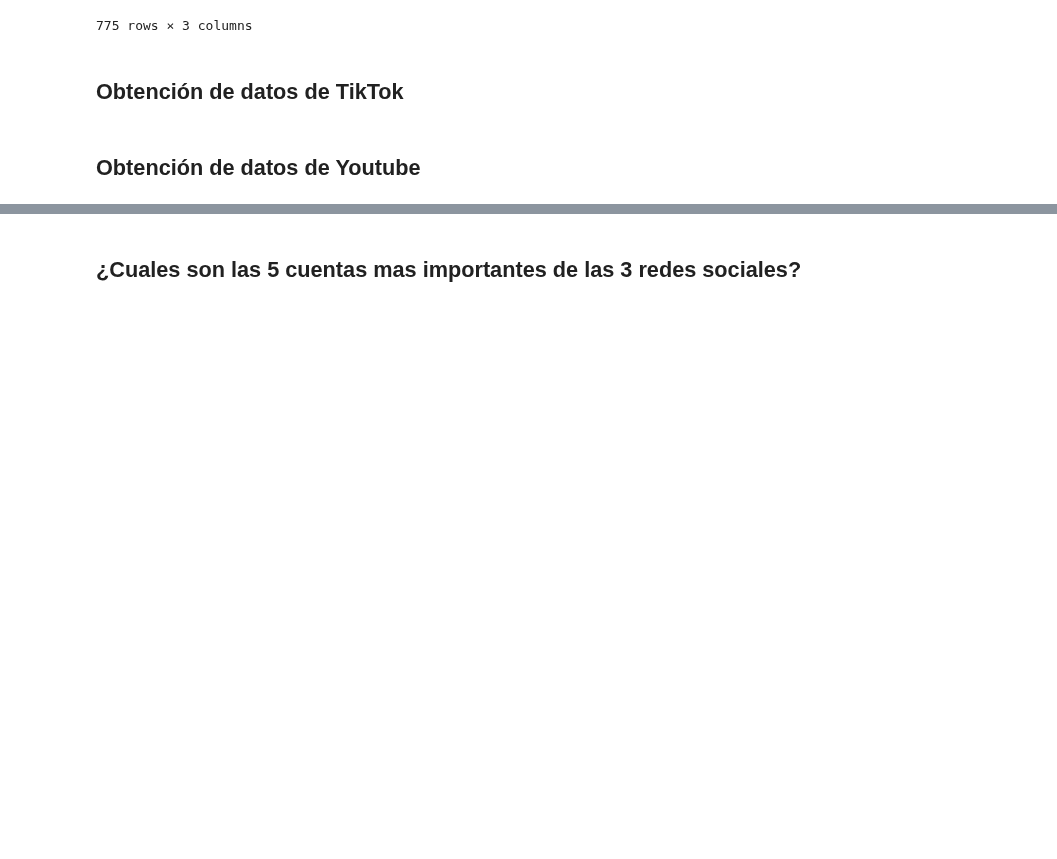
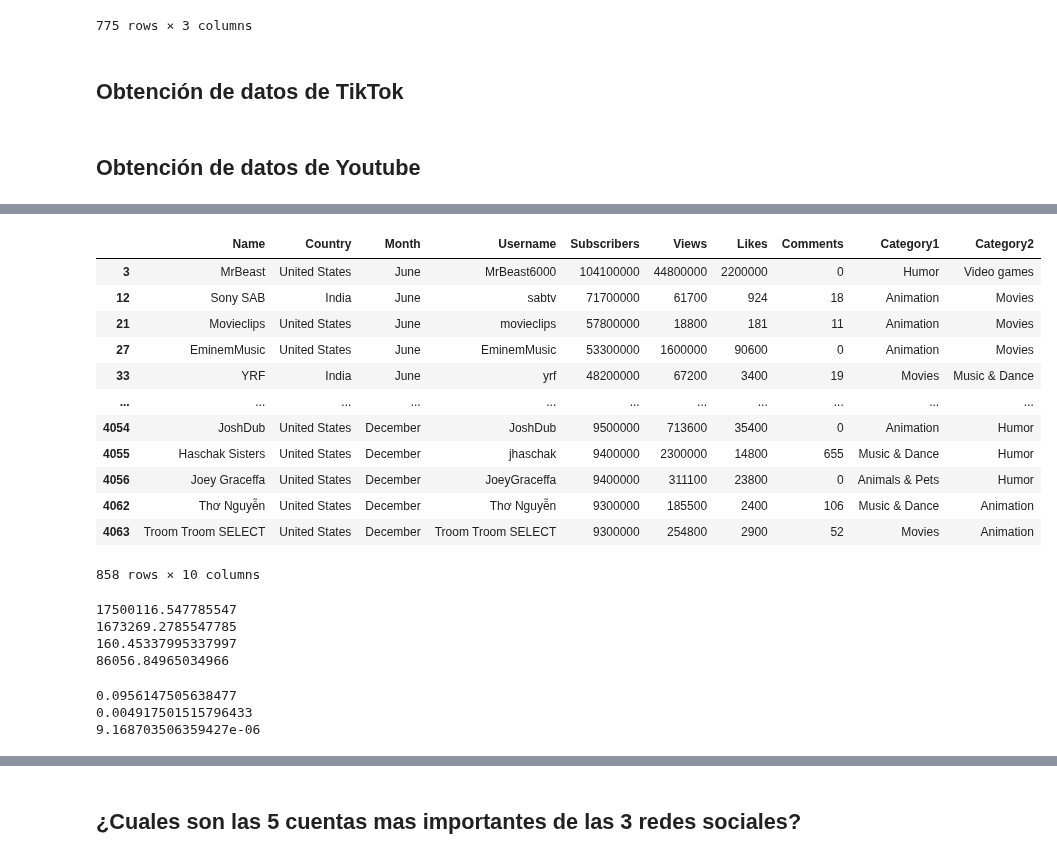
Before and after one commit to MonicaGonzalez30/CienciaDatosLasChicasSuperpoderosas, a Jupyter notebook: Proyectos/Unidad2/Redes_Sociales.ipynb, the cells around one changed output, grey strips where cells are left out. Cells and saved outputs as stored; diff of their text form; code cells hidden in the pictures; blank space fills up the shorter version.

```diff
--- a/Proyectos/Unidad2/Redes_Sociales.ipynb
+++ b/Proyectos/Unidad2/Redes_Sociales.ipynb
@@ -605,0 +633,16 @@ Promedios
+# %%
+df_Youtube
+# %% [output]
+|  | Name | Country | Month | Username | Subscribers | Views | Likes | Comments | Category1 | Category2 |
+| 3 | MrBeast | United States | June | MrBeast6000 | 104100000 | 44800000 | 2200000 | 0 | Humor | Video games |
+| 12 | Sony SAB | India | June | sabtv | 71700000 | 61700 | 924 | 18 | Animation | Movies |
+| 21 | Movieclips | United States | June | movieclips | 57800000 | 18800 | 181 | 11 | Animation | Movies |
+| 27 | EminemMusic | United States | June | EminemMusic | 53300000 | 1600000 | 90600 | 0 | Animation | Movies |
+| 33 | YRF | India | June | yrf | 48200000 | 67200 | 3400 | 19 | Movies | Music & Dance |
+| ... | ... | ... | ... | ... | ... | ... | ... | ... | ... | ... |
+| 4054 | JoshDub | United States | December | JoshDub | 9500000 | 713600 | 35400 | 0 | Animation | Humor |
+| 4055 | Haschak Sisters | United States | December | jhaschak | 9400000 | 2300000 | 14800 | 655 | Music & Dance | Humor |
+| 4056 | Joey Graceffa | United States | December | JoeyGraceffa | 9400000 | 311100 | 23800 | 0 | Animals & Pets | Humor |
+| 4062 | Thơ Nguyễn | United States | December | Thơ Nguyễn | 9300000 | 185500 | 2400 | 106 | Music & Dance | Animation |
+| 4063 | Troom Troom SELECT | United States | December | Troom Troom SELECT | 9300000 | 254800 | 2900 | 52 | Movies | Animation |
+858 rows × 10 columns
@@ -605,0 +655,26 @@ Promedios
+# %%
+print(mean_subscribers)
+print(mean_views)
+print(mean_comments)
+print(mean_likes)
+# %% [output]
+17500116.547785547
+1673269.2785547785
+160.45337995337997
+86056.84965034966
+# %%
+# Métricas de Valor de cada cuenta
+
+# Promedio views/Promedio Followers
+mvf = (mean_views) / (mean_subscribers)
+print(mvf)
+# Promedio likes/Promedio Followers
+mlf = (mean_likes) / (mean_subscribers)
+print(mlf)
+# Promedio comments/Promedio Followers
+mcf = (mean_comments) / (mean_subscribers)
+print(mcf)
+# %% [output]
+0.0956147505638477
+0.004917501515796433
+9.168703506359427e-06
```
Also changed, not shown: parts of 15 cells of this notebook, 1 other file.
